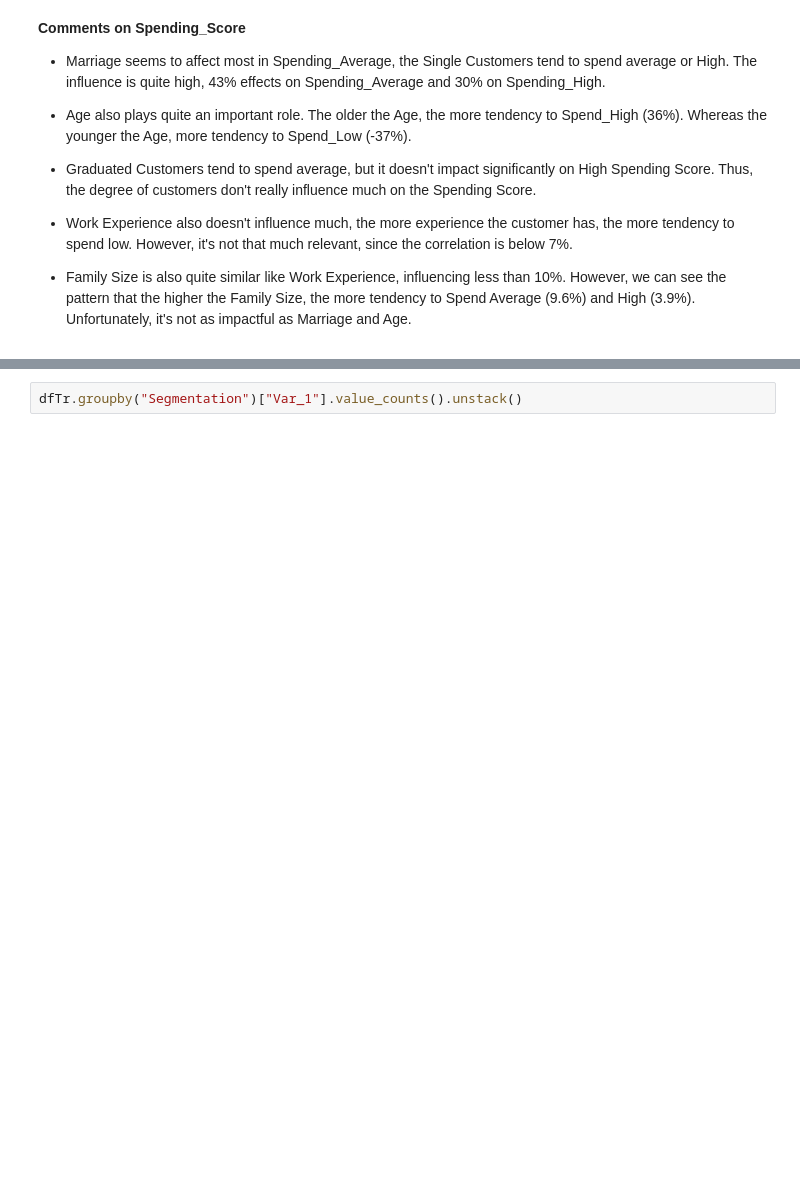
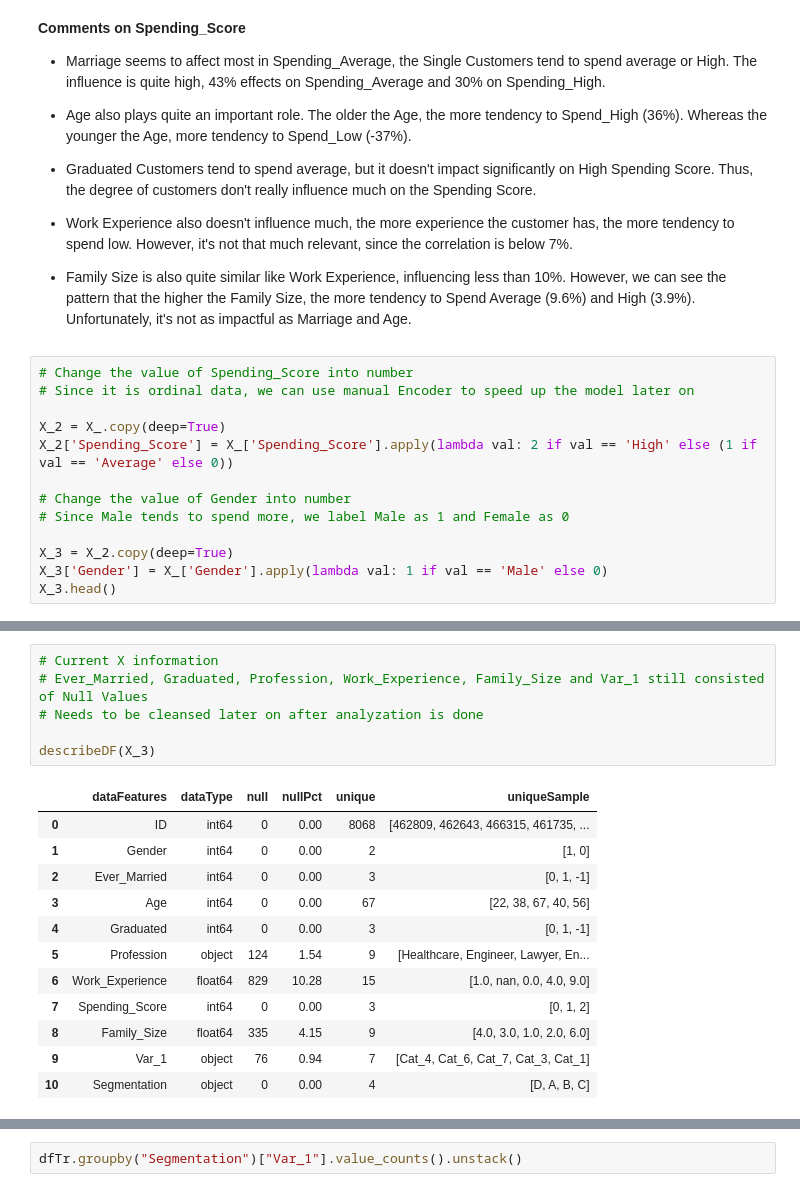
Before and after one commit to harashtaht/CustomerSegmentation, a Jupyter notebook: customerSegmentation/automobileSegmentation.ipynb, the cells around one changed output, grey strips where cells are left out. Drawn from its saved outputs; the diff is of its cells as text; blank space fills up the shorter version.

```diff
--- a/customerSegmentation/automobileSegmentation.ipynb
+++ b/customerSegmentation/automobileSegmentation.ipynb
@@ -587,3 +560,16 @@ __Comments on Spending_Score__
 - Work Experience also doesn't influence much, the more experience the customer has, the more tendency to spend low. However, it's not that much relevant, since the correlation is below 7%.
 
 - Family Size is also quite similar like Work Experience, influencing less than 10%. However, we can see the pattern that the higher the Family Size, the more tendency to Spend Average (9.6%) and High (3.9%). Unfortunately, it's not as impactful as Marriage and Age.
+# %%
+# Change the value of Spending_Score into number
+# Since it is ordinal data, we can use manual Encoder to speed up the model later on
+
+X_2 = X_.copy(deep=True)
+X_2['Spending_Score'] = X_['Spending_Score'].apply(lambda val: 2 if val == 'High' else (1 if val == 'Average' else 0))
+
+# Change the value of Gender into number
+# Since Male tends to spend more, we label Male as 1 and Female as 0
+
+X_3 = X_2.copy(deep=True)
+X_3['Gender'] = X_['Gender'].apply(lambda val: 1 if val == 'Male' else 0)
+X_3.head()
@@ -590,3 +583,22 @@ __Comments on Spending_Score__
+# %%
+# Current X information
+# Ever_Married, Graduated, Profession, Work_Experience, Family_Size and Var_1 still consisted of Null Values
+# Needs to be cleansed later on after analyzation is done
+
+describeDF(X_3)
+# %% [output]
+|  | dataFeatures | dataType | null | nullPct | unique | uniqueSample |
+| 0 | ID | int64 | 0 | 0.00 | 8068 | [462809, 462643, 466315, 461735, ... |
+| 1 | Gender | int64 | 0 | 0.00 | 2 | [1, 0] |
+| 2 | Ever_Married | int64 | 0 | 0.00 | 3 | [0, 1, -1] |
+| 3 | Age | int64 | 0 | 0.00 | 67 | [22, 38, 67, 40, 56] |
+| 4 | Graduated | int64 | 0 | 0.00 | 3 | [0, 1, -1] |
+| 5 | Profession | object | 124 | 1.54 | 9 | [Healthcare, Engineer, Lawyer, En... |
+| 6 | Work_Experience | float64 | 829 | 10.28 | 15 | [1.0, nan, 0.0, 4.0, 9.0] |
+| 7 | Spending_Score | int64 | 0 | 0.00 | 3 | [0, 1, 2] |
+| 8 | Family_Size | float64 | 335 | 4.15 | 9 | [4.0, 3.0, 1.0, 2.0, 6.0] |
+| 9 | Var_1 | object | 76 | 0.94 | 7 | [Cat_4, Cat_6, Cat_7, Cat_3, Cat_1] |
+| 10 | Segmentation | object | 0 | 0.00 | 4 | [D, A, B, C] |
 # %% [markdown]
 __IV. Var_1 Column__
 
```
Also changed, not shown: parts of 15 cells of this notebook.
